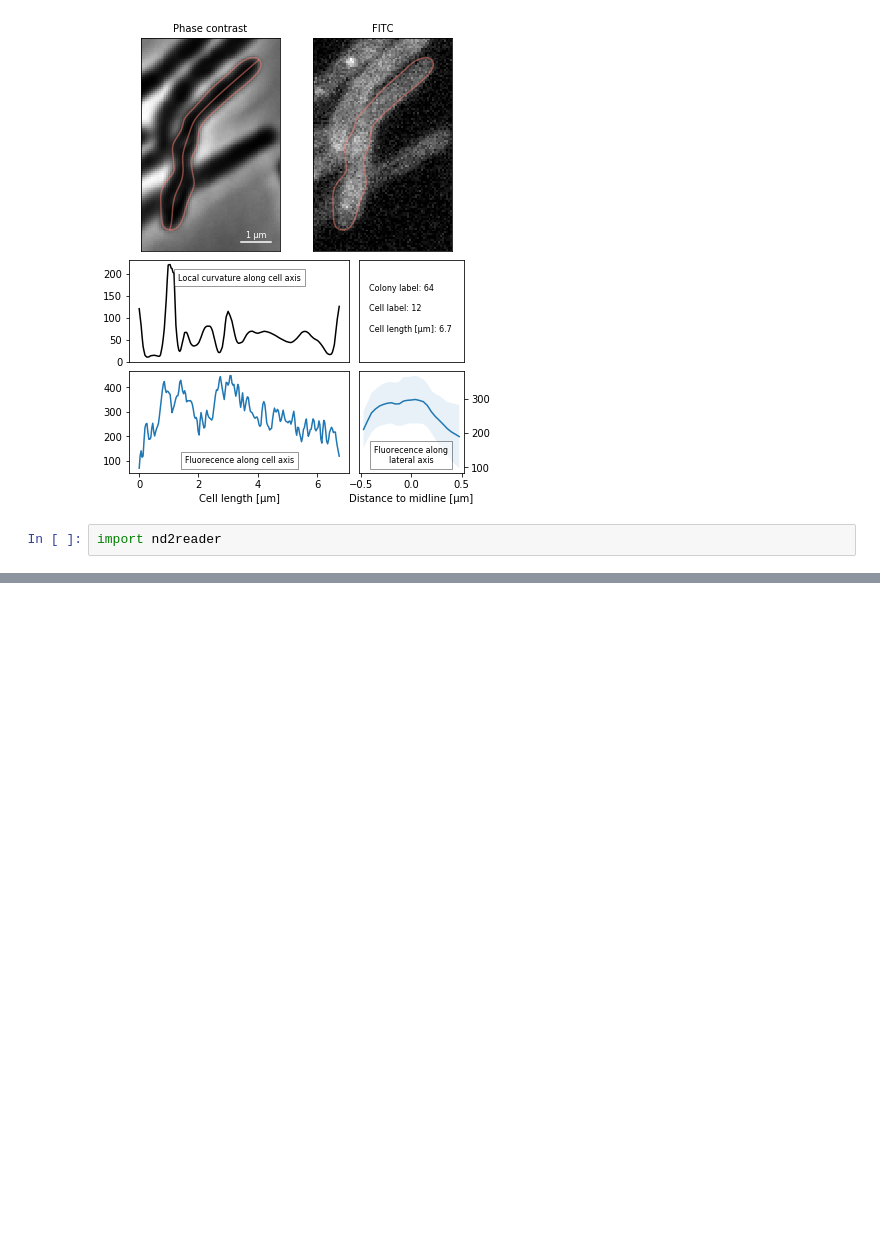
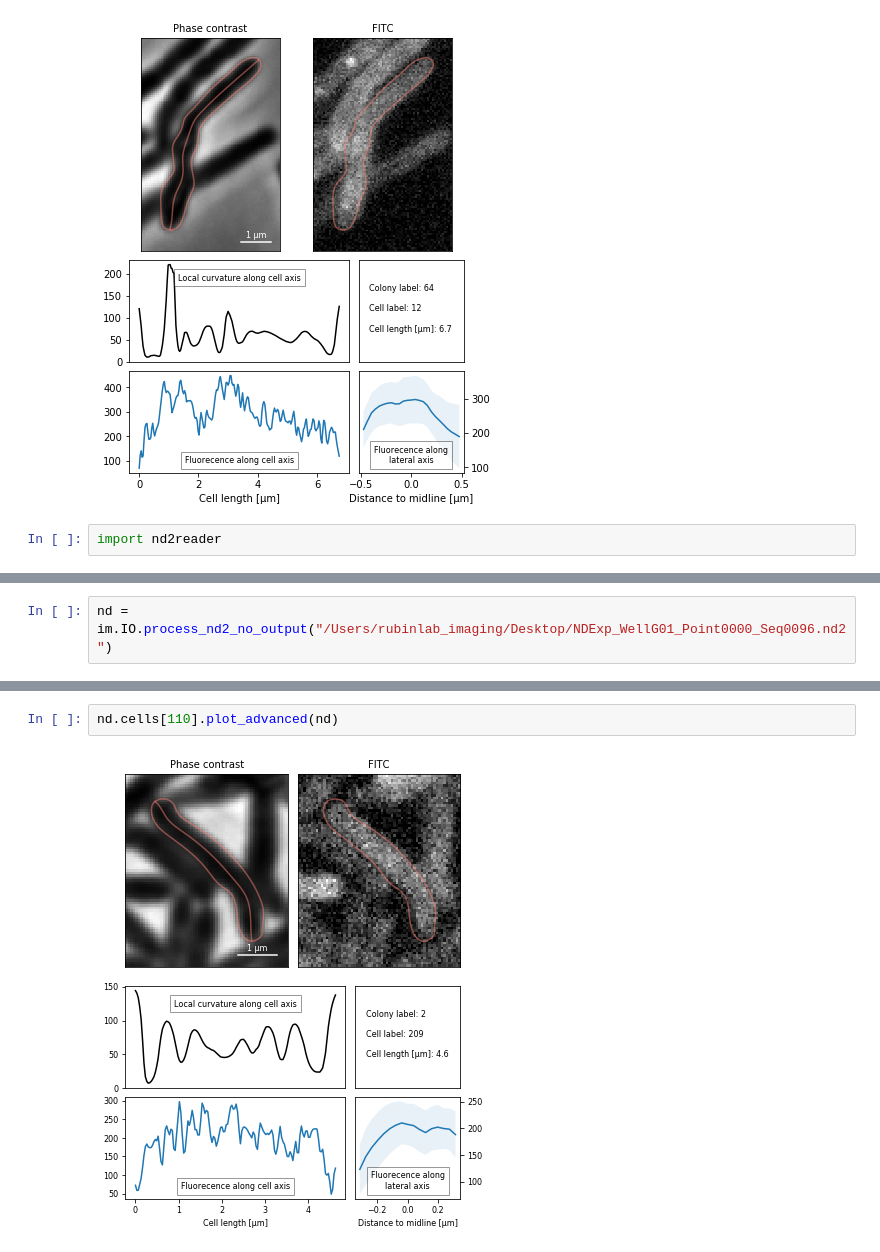
Before and after one commit to jzrolling/IMyG_2, a Jupyter notebook: Notebooks/MSR_20190930.ipynb, the cells around one changed output, grey strips where cells are left out. Cells and saved outputs as stored; diff of their text form; blank space fills up the shorter version.

```diff
--- a/Notebooks/MSR_20190930.ipynb
+++ b/Notebooks/MSR_20190930.ipynb
@@ -436,0 +235,2 @@ print(data.date)
+# %%
+nd = im.IO.process_nd2_no_output("/Users/rubinlab_imaging/Desktop/NDExp_WellG01_Point0000_Seq0096.nd2")
@@ -436,0 +252,4 @@ print(data.date)
+# %%
+nd.cells[110].plot_advanced(nd)
+# %% [output]
+[figure, added]
```
Also changed, not shown: parts of 7 cells of this notebook, 1 other file.
